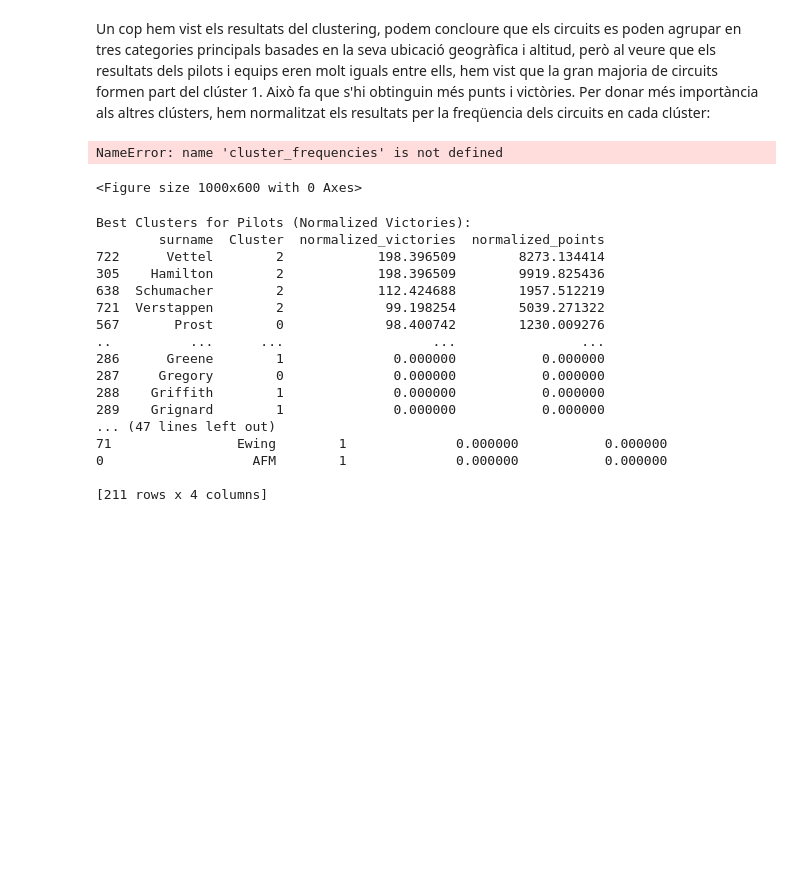
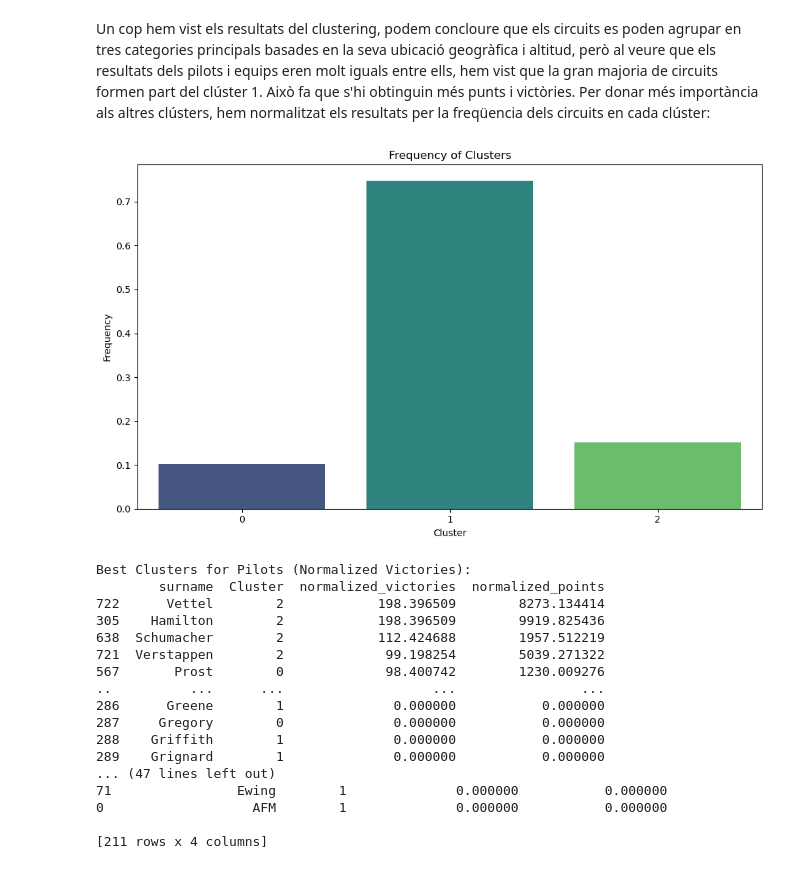
Before and after one commit to brunomoran/F1-World-Championship-Kaggle, a Jupyter notebook: f1.ipynb, the cells around one changed output. Cells and saved outputs as stored; diff of their text form; code cells hidden in the pictures; blank space fills up the shorter version.

```diff
--- a/f1.ipynb
+++ b/f1.ipynb
@@ -433,22 +433,25 @@ Best Clusters for Pilots (Victories):
 # %% [markdown]
 Un cop hem vist els resultats del clustering, podem concloure que els circuits es poden agrupar en tres categories principals basades en la seva ubicació geogràfica i altitud, però al veure que els resultats dels pilots i equips eren molt iguals entre ells, hem vist que la gran majoria de circuits formen part del clúster 1. Això fa que s'hi obtinguin més punts i victòries. Per donar més importància als altres clústers, hem normalitzat els resultats per la freqüencia dels circuits en cada clúster:
 # %%
+# Calcular la freqüència dels circuits en cada clúster
+cluster_frequencies = merged_data['Cluster'].value_counts(normalize=True).reset_index()
+cluster_frequencies.columns = ['Cluster', 'Frequency']
+
 # Freqüència dels clústers
 plt.figure(figsize=(10, 6))
 sns.barplot(
     data=cluster_frequencies,
     x='Cluster',
     y='Frequency',
     palette='viridis'
 )
 plt.title("Frequency of Clusters")
 plt.xlabel("Cluster")
 plt.ylabel("Frequency")
 plt.tight_layout()
 plt.show()
 # %% [output]
-NameError: name 'cluster_frequencies' is not defined
-<Figure size 1000x600 with 0 Axes>
+[figure, added]
 # %%
 # Calcular la freqüència dels circuits en cada clúster
 cluster_frequencies = merged_data['Cluster'].value_counts(normalize=True).reset_index()
```
